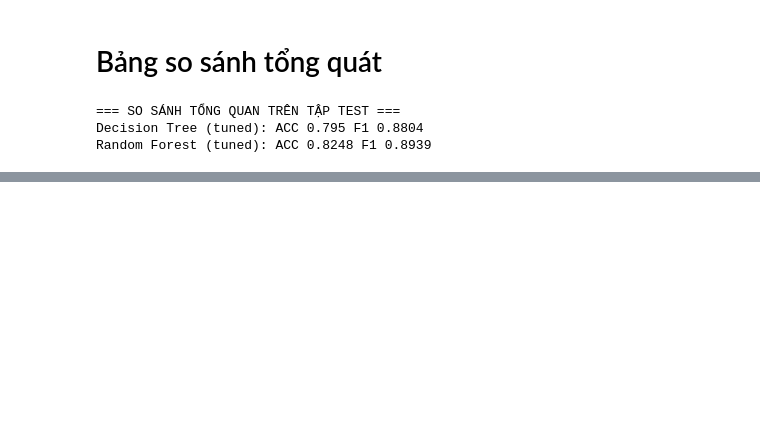
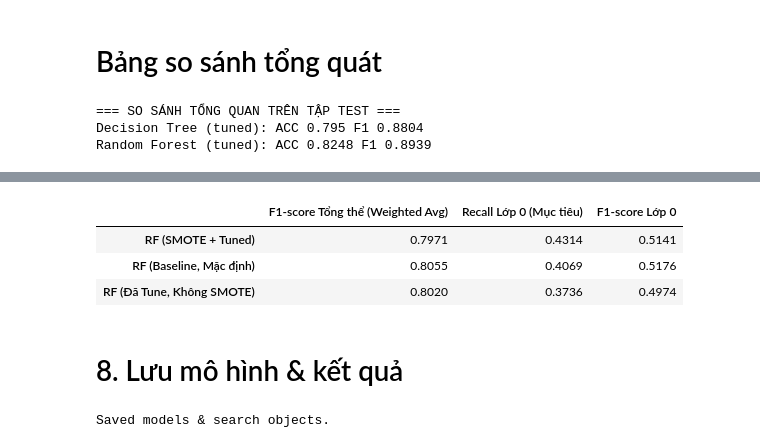
Before and after one commit to bhuukhang/sgu25_data_mining, a Jupyter notebook: DoAn_CuoiKy_Olist/models/Classification.ipynb, the cells around one changed output, grey strips where cells are left out. Saved outputs shown, nothing was run; the diff lists cells and outputs as text; code cells hidden in the pictures; blank space fills up the shorter version.

Commit message:
Thùy Linh - Điều chỉnh tham số cho Random Forest

```diff
--- a/DoAn_CuoiKy_Olist/models/Classification.ipynb
+++ b/DoAn_CuoiKy_Olist/models/Classification.ipynb
@@ -379,3 +377,13 @@ print("Random Forest (tuned): ACC", round(accuracy_score(y_test, y_pred_rf),4),
 === SO SÁNH TỔNG QUAN TRÊN TẬP TEST ===
 Decision Tree (tuned): ACC 0.795 F1 0.8804
 Random Forest (tuned): ACC 0.8248 F1 0.8939
+# %%
+from imblearn.over_sampling import SMOTE
+from collections import Counter
+
+print("Before SMOTE:", Counter(y_train))
+
+smote = SMOTE(random_state=RND)
+X_train_sm, y_train_sm = smote.fit_resample(X_train_imp, y_train)
+
+print("After SMOTE:", Counter(y_train_sm))
@@ -381,0 +439,11 @@ Random Forest (tuned): ACC 0.8248 F1 0.8939
+# %%
+# PHẦN 3 – ĐÁNH GIÁ MÔ HÌNH RF SAU XỬ LÝ IMBALANCE
+from sklearn.metrics import classification_report, roc_auc_score
+
+y_pred = best_rf_balanced.predict(X_test_imp)
+y_proba = best_rf_balanced.predict_proba(X_test_imp)[:,1]
+
+print_metrics(y_test, y_pred, y_proba, label="Random Forest (SMOTE + tuned)")
+
+print("\nClassification Report:")
+print(classification_report(y_test, y_pred))
@@ -381,0 +545,17 @@ Random Forest (tuned): ACC 0.8248 F1 0.8939
+# %%
+comparison_table
+# %% [output]
+|  | F1-score Tổng thể (Weighted Avg) | Recall Lớp 0 (Mục tiêu) | F1-score Lớp 0 |
+| RF (SMOTE + Tuned) | 0.7971 | 0.4314 | 0.5141 |
+| RF (Baseline, Mặc định) | 0.8055 | 0.4069 | 0.5176 |
+| RF (Đã Tune, Không SMOTE) | 0.8020 | 0.3736 | 0.4974 |
+# %% [markdown]
+# 8. Lưu mô hình & kết quả
+# %%
+joblib.dump(best_dt, "best_dt_model.pkl")
+joblib.dump(best_rf, "best_rf_model.pkl")
+joblib.dump(rand_rf, "randsearch_rf.pkl")
+joblib.dump(grid_dt, "gridsearch_dt.pkl")
+print("Saved models & search objects.")
+# %% [output]
+Saved models & search objects.
```
Also changed, not shown: parts of 9 cells of this notebook.
